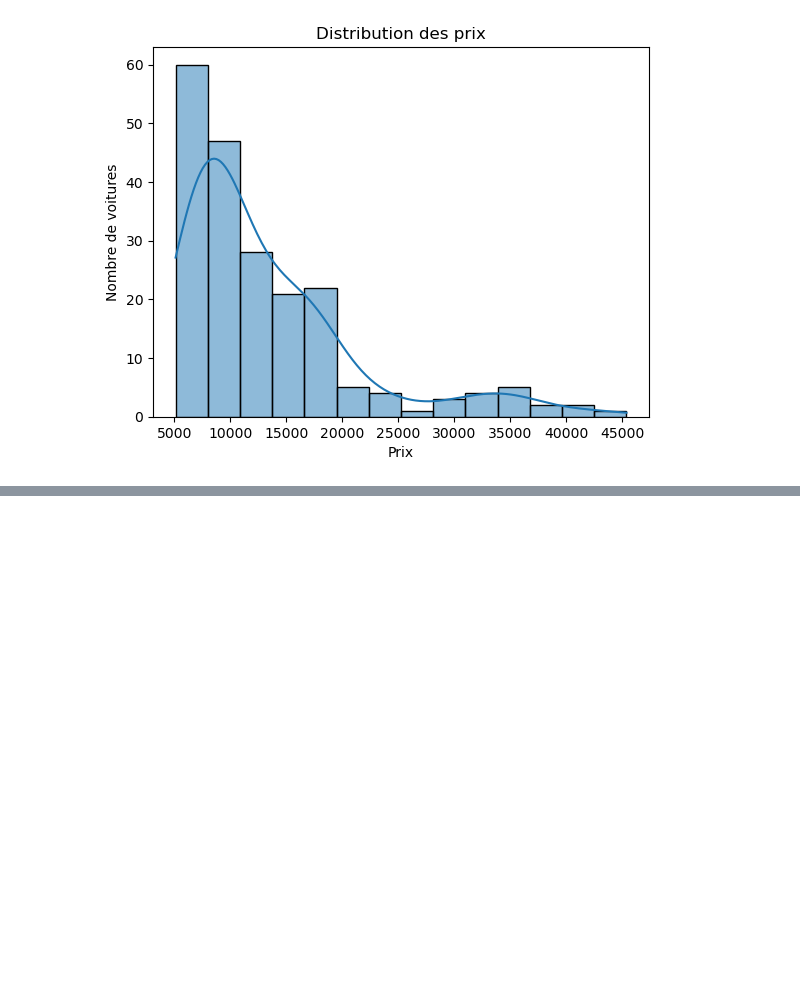
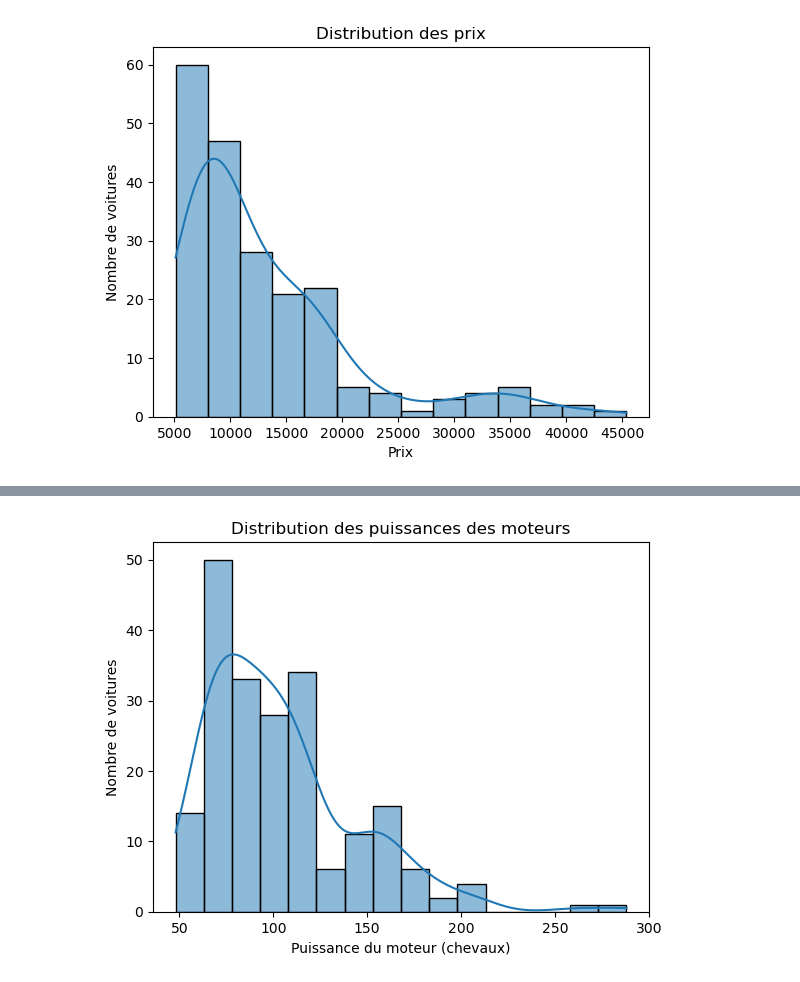
Before and after one commit to neevaiti/car_linear_regression, a Jupyter notebook: clean_data.ipynb, the cells around one changed output, grey strips where cells are left out. Saved outputs shown, nothing was run; the diff lists cells and outputs as text; code cells hidden in the pictures; blank space fills up the shorter version.

```diff
--- a/clean_data.ipynb
+++ b/clean_data.ipynb
@@ -357,0 +396,8 @@ plt.show()
+# %%
+sns.histplot(df['chevaux'], kde=True)
+plt.xlabel('Puissance du moteur (chevaux)')
+plt.ylabel('Nombre de voitures')
+plt.title('Distribution des puissances des moteurs')
+plt.show()
+# %% [output]
+[figure, added]
```
Also changed, not shown: parts of 21 cells of this notebook, 4 other files.
